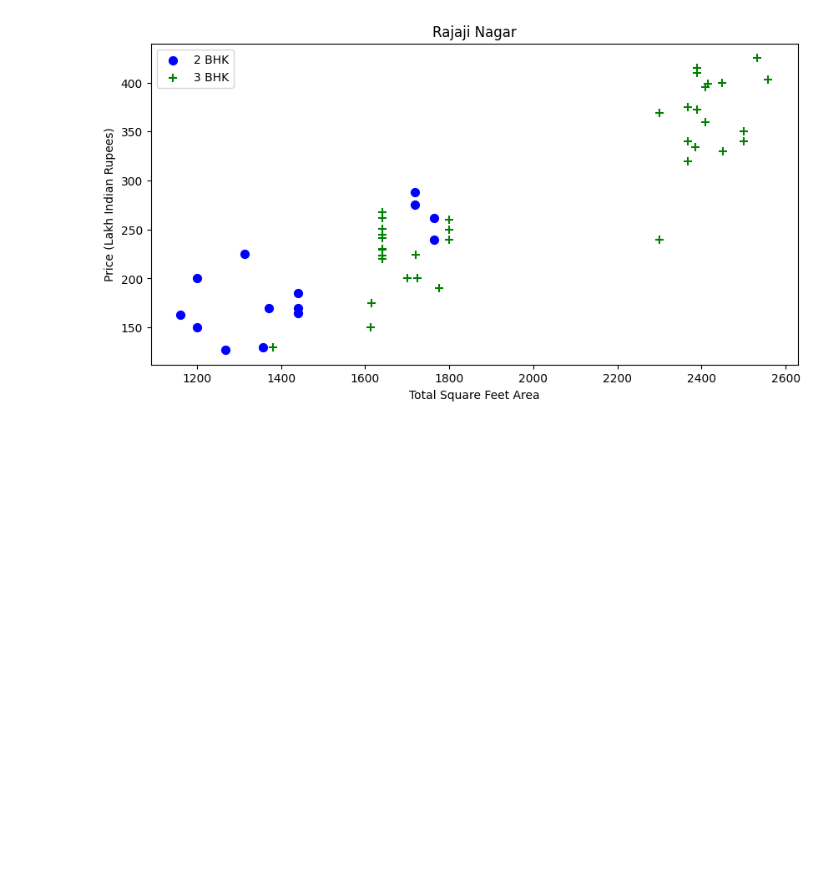
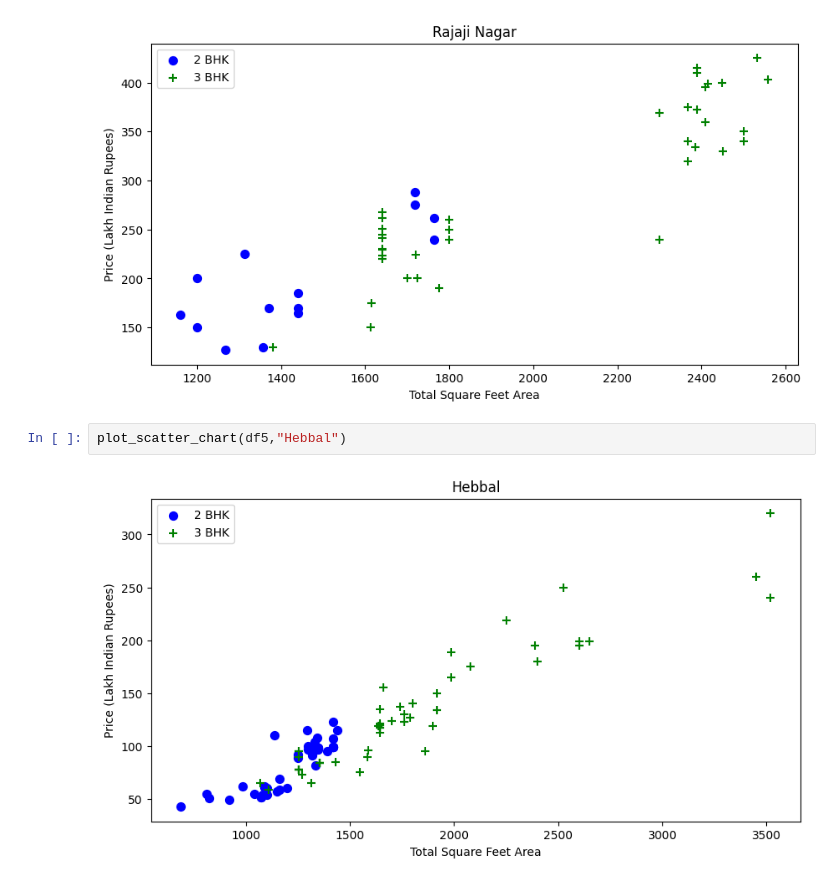
Before and after one commit to subsain/python_files, a Jupyter notebook: d8_d12/ml.ipynb, the cells around one changed output. Cells and saved outputs as stored; diff of their text form; blank space fills up the shorter version.

```diff
--- a/d8_d12/ml.ipynb
+++ b/d8_d12/ml.ipynb
@@ -352,3 +352,7 @@ def plot_scatter_chart(df,location):
 plot_scatter_chart(df5,"Rajaji Nagar")
 # %% [output]
 [figure]
+# %%
+plot_scatter_chart(df5,"Hebbal")
+# %% [output]
+[figure, added]
```
Also changed, not shown: parts of 33 cells of this notebook, 5 other files.
